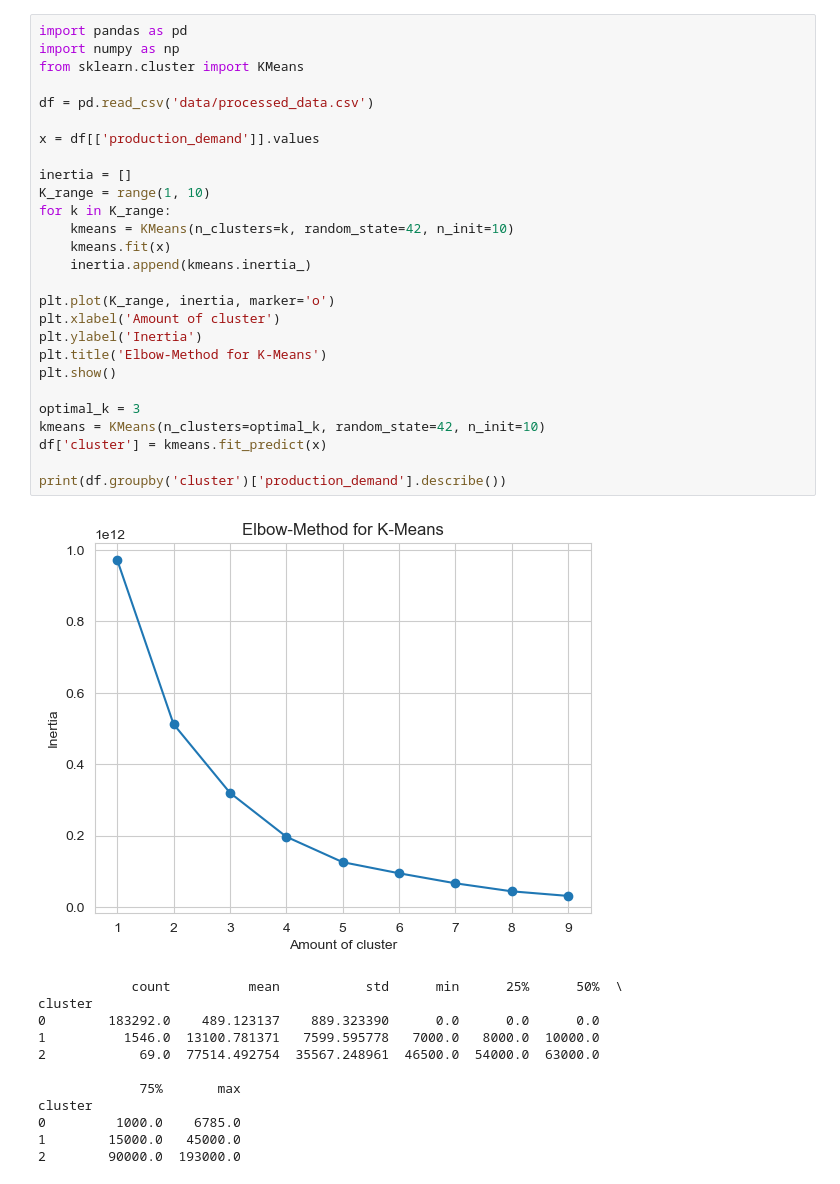
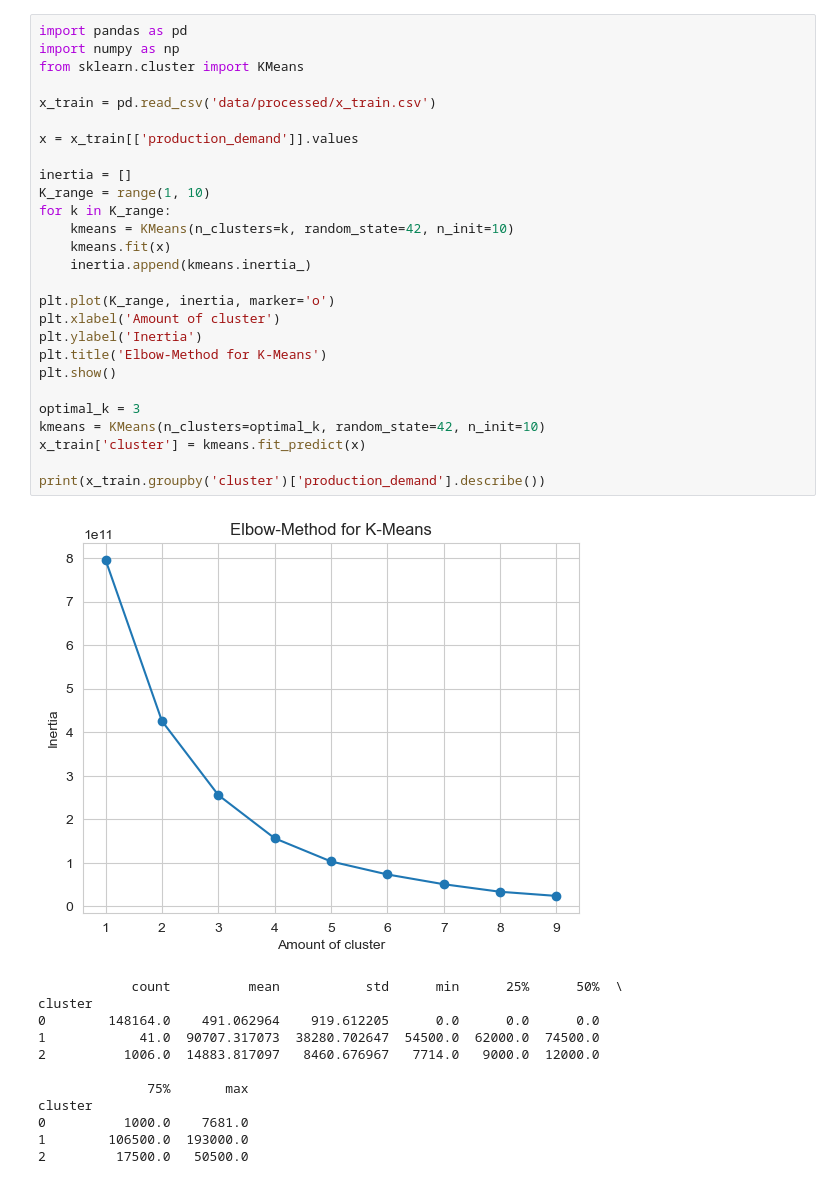
Before and after one commit to Y0d4l3/forecast-ki, a Jupyter notebook: plot.ipynb, the cells around one changed output. Drawn from its saved outputs; the diff is of its cells as text.

```diff
--- a/plot.ipynb
+++ b/plot.ipynb
@@ -191,40 +186,40 @@ plot_correlation_matrix(x_train)
 # %%
 import pandas as pd
 import numpy as np
 from sklearn.cluster import KMeans
 
-df = pd.read_csv('data/processed_data.csv')
+x_train = pd.read_csv('data/processed/x_train.csv')
 
-x = df[['production_demand']].values
+x = x_train[['production_demand']].values
 
 inertia = []
 K_range = range(1, 10)
 for k in K_range:
     kmeans = KMeans(n_clusters=k, random_state=42, n_init=10)
     kmeans.fit(x)
     inertia.append(kmeans.inertia_)
 
 plt.plot(K_range, inertia, marker='o')
 plt.xlabel('Amount of cluster')
 plt.ylabel('Inertia')
 plt.title('Elbow-Method for K-Means')
 plt.show()
 
 optimal_k = 3
 kmeans = KMeans(n_clusters=optimal_k, random_state=42, n_init=10)
-df['cluster'] = kmeans.fit_predict(x)
+x_train['cluster'] = kmeans.fit_predict(x)
 
-print(df.groupby('cluster')['production_demand'].describe())
+print(x_train.groupby('cluster')['production_demand'].describe())
 # %% [output]
-[figure, old version]
+[figure, new version]
             count          mean           std      min      25%      50%  \
 cluster
-0        183292.0    489.123137    889.323390      0.0      0.0      0.0
-1          1546.0  13100.781371   7599.595778   7000.0   8000.0  10000.0
-2            69.0  77514.492754  35567.248961  46500.0  54000.0  63000.0
+0        148164.0    491.062964    919.612205      0.0      0.0      0.0
+1            41.0  90707.317073  38280.702647  54500.0  62000.0  74500.0
+2          1006.0  14883.817097   8460.676967   7714.0   9000.0  12000.0
 
-             75%       max
+              75%       max
 cluster
-0         1000.0    6785.0
-1        15000.0   45000.0
-2        90000.0  193000.0
+0          1000.0    7681.0
+1        106500.0  193000.0
+2         17500.0   50500.0
```
Also changed, not shown: parts of 6 cells of this notebook, 4 other files.
